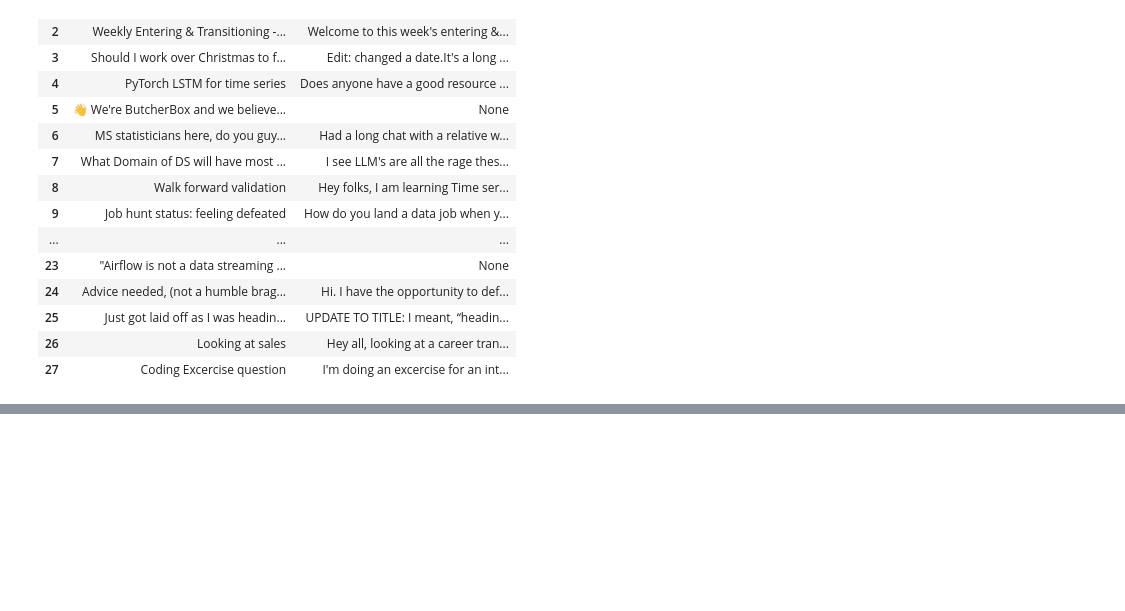
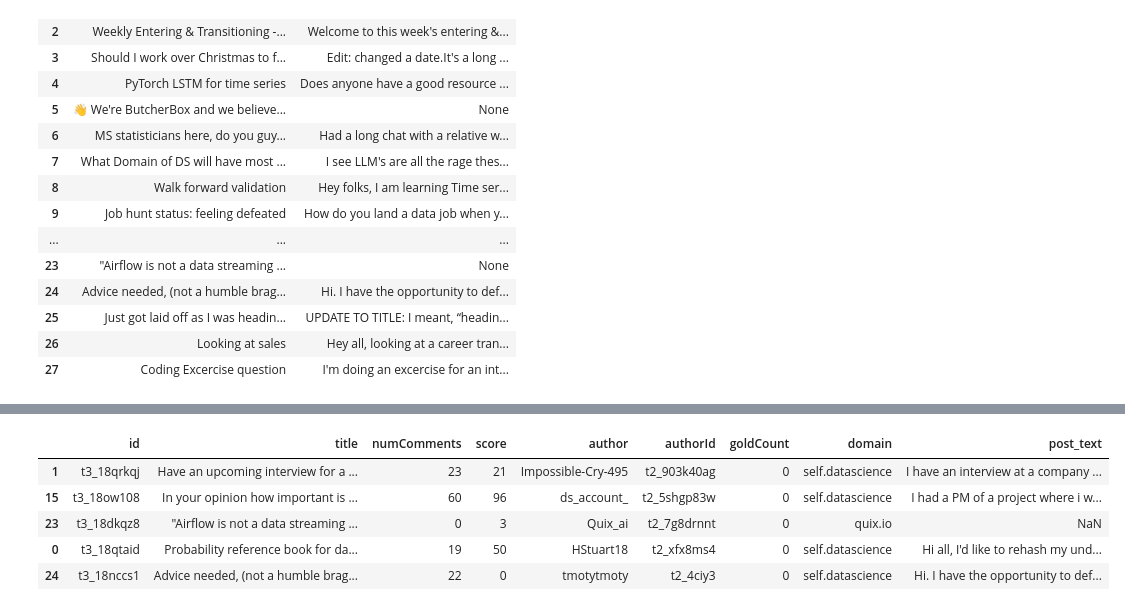
Before and after one commit to AslihanYoldas/Data-Science-reddit-api-project-Ada-lovelace-academy, a Jupyter notebook: main.ipynb, the cells around one changed output, grey strips where cells are left out. Drawn from its saved outputs; the diff is of its cells as text; code cells hidden in the pictures; blank space fills up the shorter version.

```diff
--- a/main.ipynb
+++ b/main.ipynb
@@ -323,0 +320,9 @@ ds_posts_df.to_csv("data_science_posts.csv", index=False)
+# %%
+ds_posts_df.sample(5)
+# %% [output]
+|  | id | title | numComments | score | author | authorId | goldCount | domain | post_text |
+| 1 | t3_18qrkqj | Have an upcoming interview for a ... | 23 | 21 | Impossible-Cry-495 | t2_903k40ag | 0 | self.datascience | I have an interview at a company ... |
+| 15 | t3_18ow108 | In your opinion how important is ... | 60 | 96 | ds_account_ | t2_5shgp83w | 0 | self.datascience | I had a PM of a project where i w... |
+| 23 | t3_18dkqz8 | "Airflow is not a data streaming ... | 0 | 3 | Quix_ai | t2_7g8drnnt | 0 | quix.io | NaN |
+| 0 | t3_18qtaid | Probability reference book for da... | 19 | 50 | HStuart18 | t2_xfx8ms4 | 0 | self.datascience | Hi all, I'd like to rehash my und... |
+| 24 | t3_18nccs1 | Advice needed, (not a humble brag... | 22 | 0 | tmotytmoty | t2_4ciy3 | 0 | self.datascience | Hi. I have the opportunity to def... |
```
Also changed, not shown: parts of 13 cells of this notebook.
